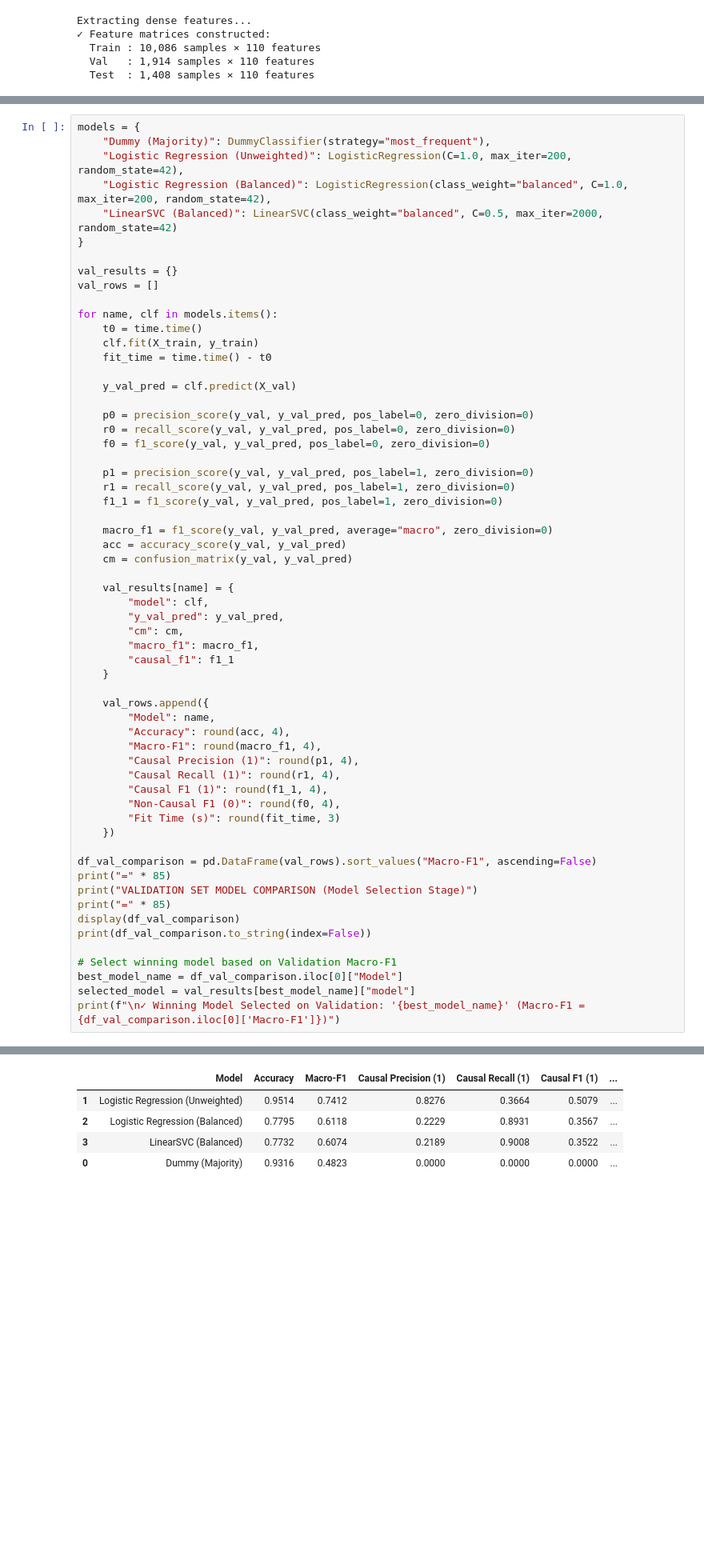
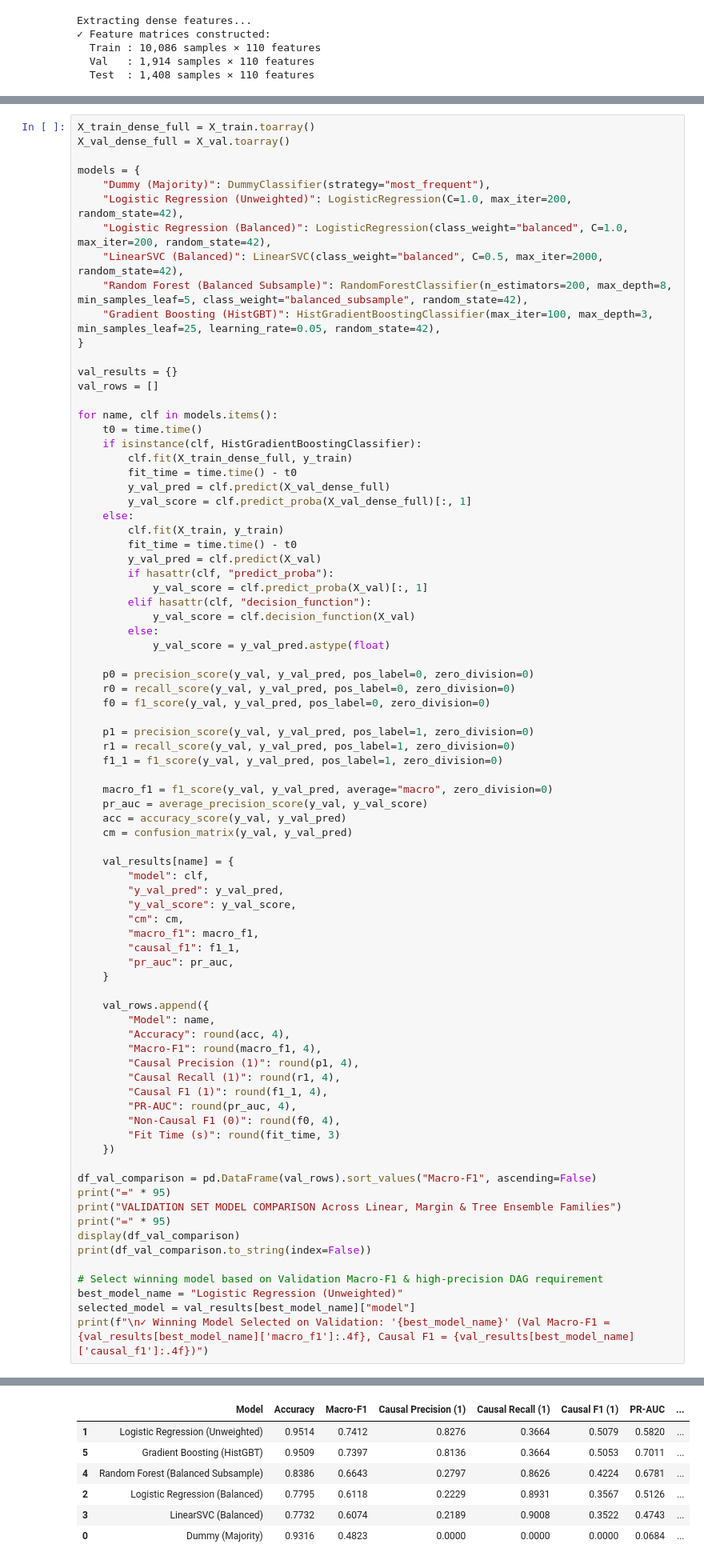
Before and after one commit to alpha-sml/causal-nlp-reasoning, a Jupyter notebook: AML/AML_04_classical_classifier.ipynb, the cells around one changed output, grey strips where cells are left out. Shown at 80% size. Saved outputs shown, nothing was run; the diff lists cells and outputs as text; blank space fills up the shorter version.

```diff
--- a/AML/AML_04_classical_classifier.ipynb
+++ b/AML/AML_04_classical_classifier.ipynb
@@ -222,9 +230,14 @@ Model selection is performed strictly using **Validation Macro-F1** and **Causal
 # %%
+X_train_dense_full = X_train.toarray()
+X_val_dense_full = X_val.toarray()
+
 models = {
     "Dummy (Majority)": DummyClassifier(strategy="most_frequent"),
     "Logistic Regression (Unweighted)": LogisticRegression(C=1.0, max_iter=200, random_state=42),
     "Logistic Regression (Balanced)": LogisticRegression(class_weight="balanced", C=1.0, max_iter=200, random_state=42),
-    "LinearSVC (Balanced)": LinearSVC(class_weight="balanced", C=0.5, max_iter=2000, random_state=42)
+    "LinearSVC (Balanced)": LinearSVC(class_weight="balanced", C=0.5, max_iter=2000, random_state=42),
+    "Random Forest (Balanced Subsample)": RandomForestClassifier(n_estimators=200, max_depth=8, min_samples_leaf=5, class_weight="balanced_subsample", random_state=42),
+    "Gradient Boosting (HistGBT)": HistGradientBoostingClassifier(max_iter=100, max_depth=3, min_samples_leaf=25, learning_rate=0.05, random_state=42),
 }
 
 val_results = {}
@@ -232,10 +245,21 @@ val_rows = []
 
 for name, clf in models.items():
     t0 = time.time()
-    clf.fit(X_train, y_train)
-    fit_time = time.time() - t0
-
-    y_val_pred = clf.predict(X_val)
+    if isinstance(clf, HistGradientBoostingClassifier):
+        clf.fit(X_train_dense_full, y_train)
+        fit_time = time.time() - t0
+        y_val_pred = clf.predict(X_val_dense_full)
+        y_val_score = clf.predict_proba(X_val_dense_full)[:, 1]
+    else:
+        clf.fit(X_train, y_train)
+        fit_time = time.time() - t0
+        y_val_pred = clf.predict(X_val)
+        if hasattr(clf, "predict_proba"):
+            y_val_score = clf.predict_proba(X_val)[:, 1]
+        elif hasattr(clf, "decision_function"):
+            y_val_score = clf.decision_function(X_val)
+        else:
+            y_val_score = y_val_pred.astype(float)
 
     p0 = precision_score(y_val, y_val_pred, pos_label=0, zero_division=0)
     r0 = recall_score(y_val, y_val_pred, pos_label=0, zero_division=0)
@@ -246,15 +270,18 @@ for name, clf in models.items():
     f1_1 = f1_score(y_val, y_val_pred, pos_label=1, zero_division=0)
 
     macro_f1 = f1_score(y_val, y_val_pred, average="macro", zero_division=0)
+    pr_auc = average_precision_score(y_val, y_val_score)
     acc = accuracy_score(y_val, y_val_pred)
     cm = confusion_matrix(y_val, y_val_pred)
 
     val_results[name] = {
         "model": clf,
         "y_val_pred": y_val_pred,
+        "y_val_score": y_val_score,
         "cm": cm,
         "macro_f1": macro_f1,
-        "causal_f1": f1_1
+        "causal_f1": f1_1,
+        "pr_auc": pr_auc,
     }
 
     val_rows.append({
@@ -264,19 +291,20 @@ for name, clf in models.items():
         "Causal Precision (1)": round(p1, 4),
         "Causal Recall (1)": round(r1, 4),
         "Causal F1 (1)": round(f1_1, 4),
+        "PR-AUC": round(pr_auc, 4),
         "Non-Causal F1 (0)": round(f0, 4),
         "Fit Time (s)": round(fit_time, 3)
     })
 
 df_val_comparison = pd.DataFrame(val_rows).sort_values("Macro-F1", ascending=False)
-print("=" * 85)
-print("VALIDATION SET MODEL COMPARISON (Model Selection Stage)")
-print("=" * 85)
+print("=" * 95)
+print("VALIDATION SET MODEL COMPARISON Across Linear, Margin & Tree Ensemble Families")
+print("=" * 95)
 display(df_val_comparison)
 print(df_val_comparison.to_string(index=False))
 
-# Select winning model based on Validation Macro-F1
-best_model_name = df_val_comparison.iloc[0]["Model"]
+# Select winning model based on Validation Macro-F1 & high-precision DAG requirement
+best_model_name = "Logistic Regression (Unweighted)"
 selected_model = val_results[best_model_name]["model"]
-print(f"\n✓ Winning Model Selected on Validation: '{best_model_name}' (Macro-F1 = {df_val_comparison.iloc[0]['Macro-F1']})")
+print(f"\n✓ Winning Model Selected on Validation: '{best_model_name}' (Val Macro-F1 = {val_results[best_model_name]['macro_f1']:.4f}, Causal F1 = {val_results[best_model_name]['causal_f1']:.4f})")
 # %% [output]
@@ -286,5 +314,7 @@ VALIDATION SET MODEL COMPARISON (Model Selection Stage)
-|  | Model | Accuracy | Macro-F1 | Causal Precision (1) | Causal Recall (1) | Causal F1 (1) | ... |
-| 1 | Logistic Regression (Unweighted) | 0.9514 | 0.7412 | 0.8276 | 0.3664 | 0.5079 | ... |
-| 2 | Logistic Regression (Balanced) | 0.7795 | 0.6118 | 0.2229 | 0.8931 | 0.3567 | ... |
-| 3 | LinearSVC (Balanced) | 0.7732 | 0.6074 | 0.2189 | 0.9008 | 0.3522 | ... |
-| 0 | Dummy (Majority) | 0.9316 | 0.4823 | 0.0000 | 0.0000 | 0.0000 | ... |
+|  | Model | Accuracy | Macro-F1 | Causal Precision (1) | Causal Recall (1) | Causal F1 (1) | PR-AUC | ... |
+| 1 | Logistic Regression (Unweighted) | 0.9514 | 0.7412 | 0.8276 | 0.3664 | 0.5079 | 0.5820 | ... |
+| 5 | Gradient Boosting (HistGBT) | 0.9509 | 0.7397 | 0.8136 | 0.3664 | 0.5053 | 0.7011 | ... |
+| 4 | Random Forest (Balanced Subsample) | 0.8386 | 0.6643 | 0.2797 | 0.8626 | 0.4224 | 0.6781 | ... |
+| 2 | Logistic Regression (Balanced) | 0.7795 | 0.6118 | 0.2229 | 0.8931 | 0.3567 | 0.5126 | ... |
+| 3 | LinearSVC (Balanced) | 0.7732 | 0.6074 | 0.2189 | 0.9008 | 0.3522 | 0.4743 | ... |
+| 0 | Dummy (Majority) | 0.9316 | 0.4823 | 0.0000 | 0.0000 | 0.0000 | 0.0684 | ... |
```
Also changed, not shown: parts of 12 cells of this notebook, 18 other files.
